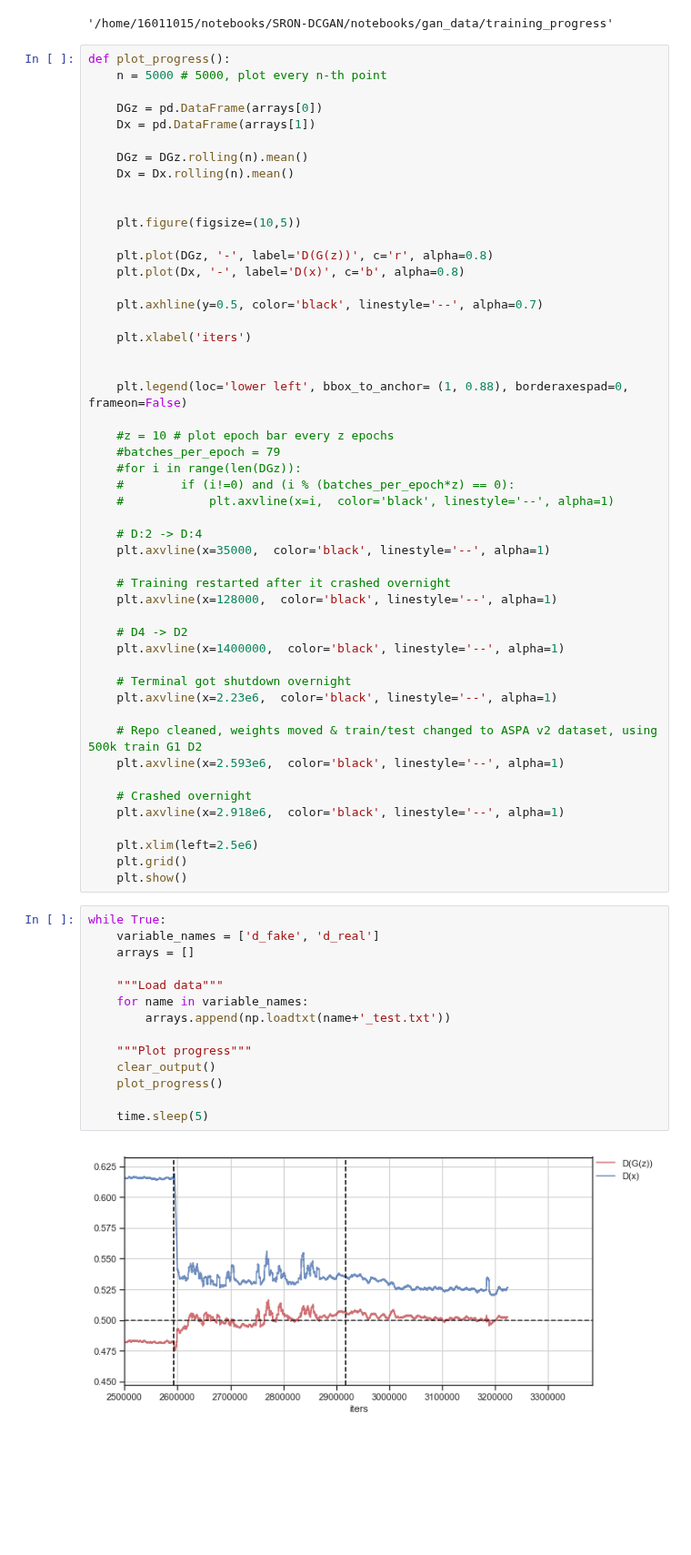
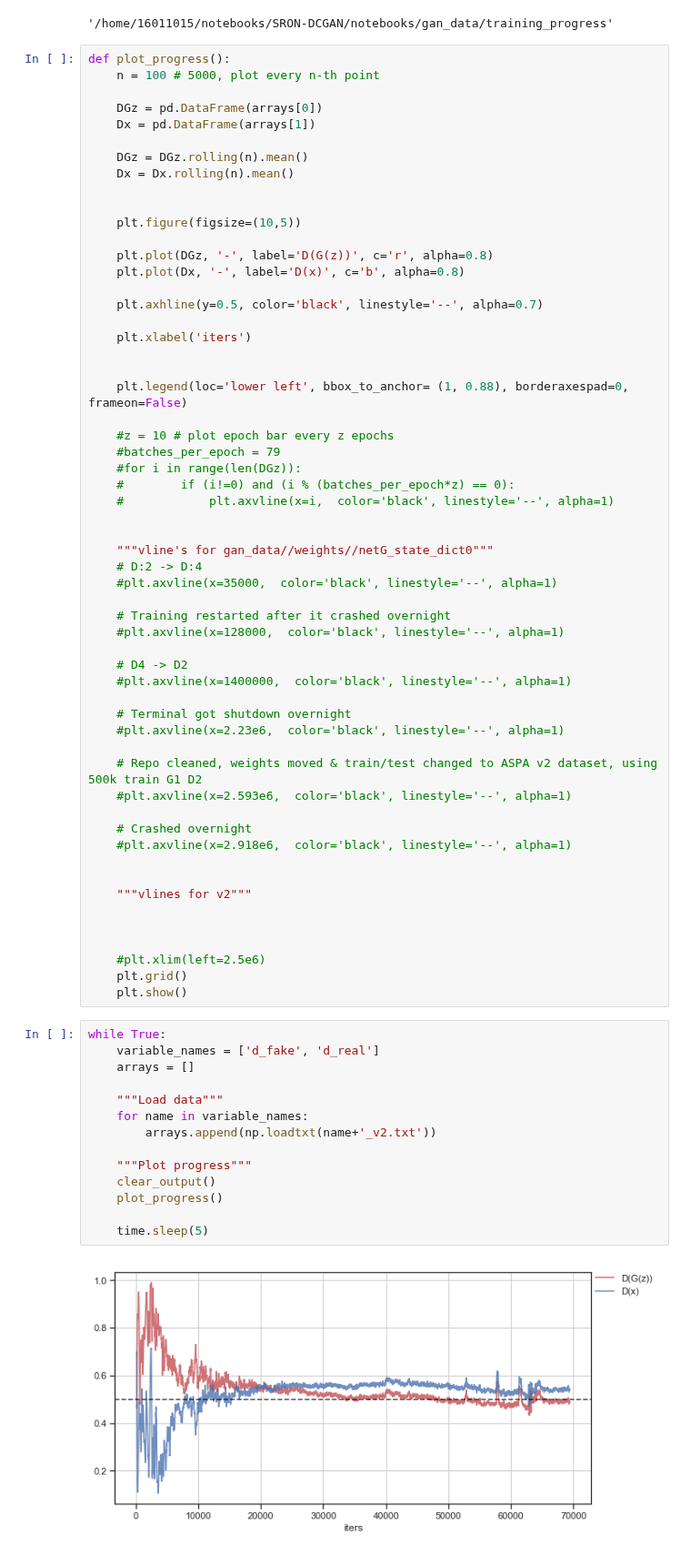
Before and after one commit to deKeijzer/SRON-DCGAN, a Jupyter notebook: notebooks/Progress viewer.ipynb, the cells around one changed output. Shown at 91% size. Drawn from its saved outputs; the diff is of its cells as text; blank space fills up the shorter version.

Commit message:
plot trans updated. x_max properly implemented.

```diff
--- a/notebooks/Progress viewer.ipynb
+++ b/notebooks/Progress viewer.ipynb
@@ -35,7 +35,7 @@ pwd
 '/home/16011015/notebooks/SRON-DCGAN/notebooks/gan_data/training_progress'
 # %%
 def plot_progress():
-    n = 5000 # 5000, plot every n-th point
+    n = 100 # 5000, plot every n-th point
 
     DGz = pd.DataFrame(arrays[0])
     Dx = pd.DataFrame(arrays[1])
@@ -62,40 +62,47 @@ def plot_progress():
     #        if (i!=0) and (i % (batches_per_epoch*z) == 0):
     #            plt.axvline(x=i,  color='black', linestyle='--', alpha=1)
 
+
+    """vline's for gan_data//weights//netG_state_dict0"""
     # D:2 -> D:4
-    plt.axvline(x=35000,  color='black', linestyle='--', alpha=1)
+    #plt.axvline(x=35000,  color='black', linestyle='--', alpha=1)
 
     # Training restarted after it crashed overnight
-    plt.axvline(x=128000,  color='black', linestyle='--', alpha=1)
+    #plt.axvline(x=128000,  color='black', linestyle='--', alpha=1)
 
     # D4 -> D2
-    plt.axvline(x=1400000,  color='black', linestyle='--', alpha=1)
+    #plt.axvline(x=1400000,  color='black', linestyle='--', alpha=1)
 
     # Terminal got shutdown overnight
-    plt.axvline(x=2.23e6,  color='black', linestyle='--', alpha=1)
+    #plt.axvline(x=2.23e6,  color='black', linestyle='--', alpha=1)
 
     # Repo cleaned, weights moved & train/test changed to ASPA v2 dataset, using 500k train G1 D2
-    plt.axvline(x=2.593e6,  color='black', linestyle='--', alpha=1)
+    #plt.axvline(x=2.593e6,  color='black', linestyle='--', alpha=1)
 
     # Crashed overnight
-    plt.axvline(x=2.918e6,  color='black', linestyle='--', alpha=1)
+    #plt.axvline(x=2.918e6,  color='black', linestyle='--', alpha=1)
 
-    plt.xlim(left=2.5e6)
+
+    """vlines for v2"""
+
+
+
+    #plt.xlim(left=2.5e6)
     plt.grid()
     plt.show()
 # %%
 while True:
     variable_names = ['d_fake', 'd_real']
     arrays = []
 
     """Load data"""
     for name in variable_names:
-        arrays.append(np.loadtxt(name+'_test.txt'))
+        arrays.append(np.loadtxt(name+'_v2.txt'))
 
     """Plot progress"""
     clear_output()
     plot_progress()
 
     time.sleep(5)
 # %% [output]
-[figure, old version]
+[figure, new version]
```
Also changed, not shown: 8 other files.
